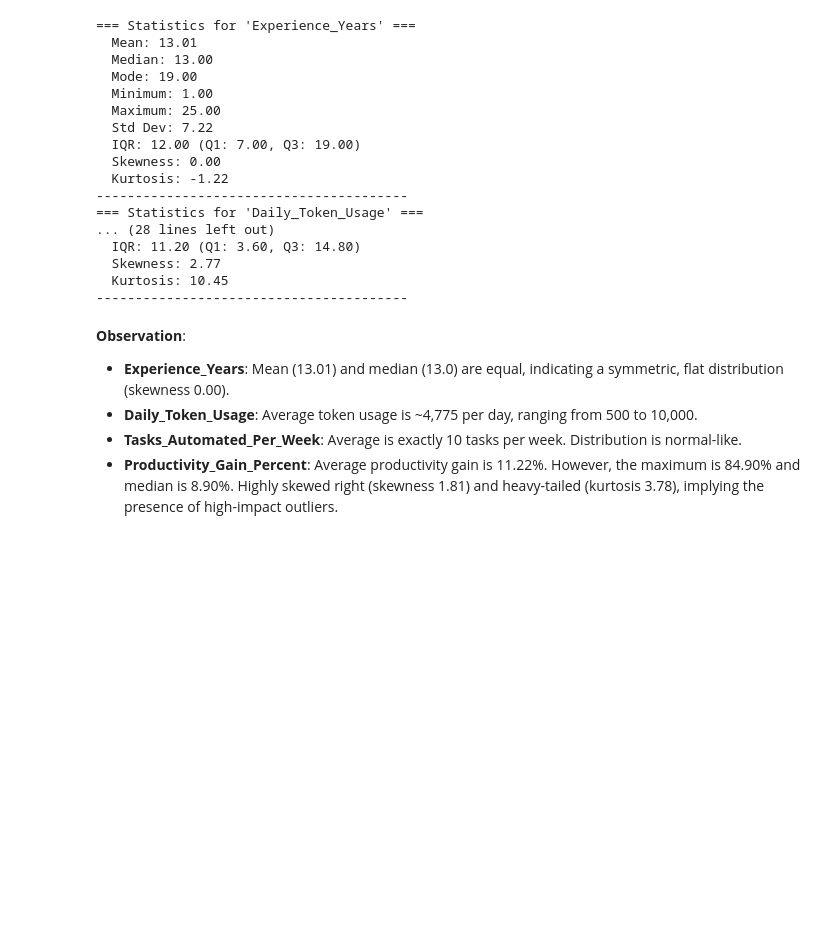
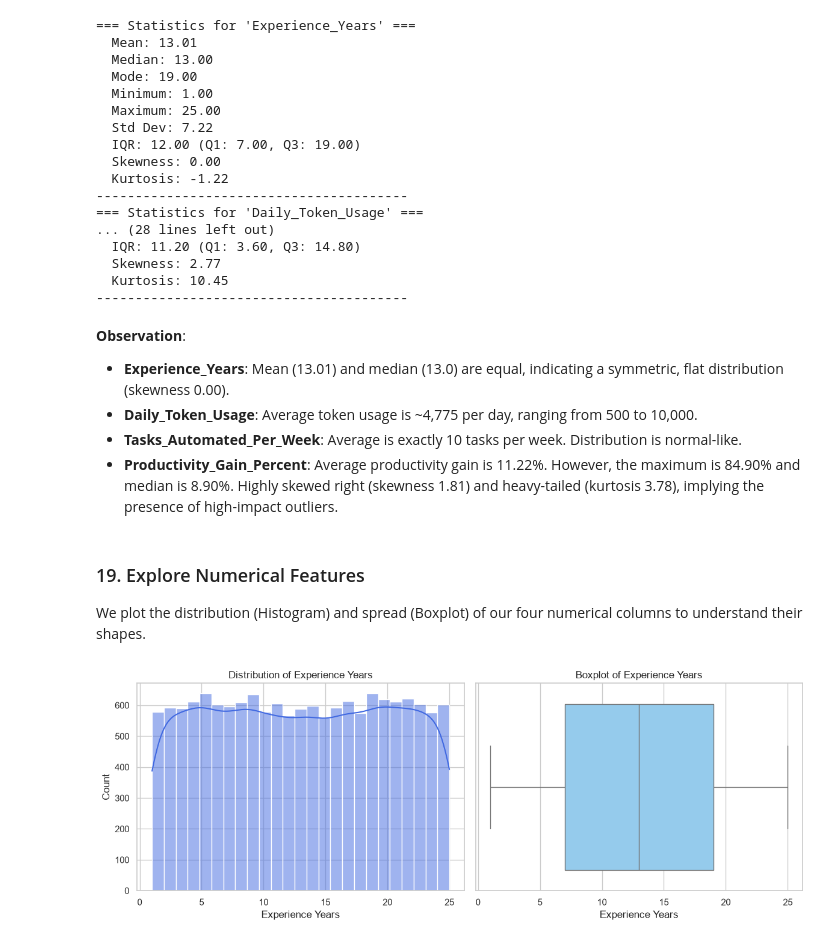
Before and after one commit to vaibhav1874/CodeAlpha_Exploratory-Data-Analysis-EDA-, a Jupyter notebook: CodeAlpha_EDA.ipynb, the cells around one changed output. Cells and saved outputs as stored; diff of their text form; code cells hidden in the pictures; blank space fills up the shorter version.

```diff
--- a/CodeAlpha_EDA.ipynb
+++ b/CodeAlpha_EDA.ipynb
@@ -288,3 +288,24 @@ for col in numeric_columns:
 - **Daily_Token_Usage**: Average token usage is ~4,775 per day, ranging from 500 to 10,000.
 - **Tasks_Automated_Per_Week**: Average is exactly 10 tasks per week. Distribution is normal-like.
 - **Productivity_Gain_Percent**: Average productivity gain is 11.22%. However, the maximum is 84.90% and median is 8.90%. Highly skewed right (skewness 1.81) and heavy-tailed (kurtosis 3.78), implying the presence of high-impact outliers.
+# %% [markdown]
+### 19. Explore Numerical Features
+We plot the distribution (Histogram) and spread (Boxplot) of our four numerical columns to understand their shapes.
+# %%
+# Experience_Years distribution
+plt.figure(figsize=(12, 4.5))
+plt.subplot(1, 2, 1)
+sns.histplot(df['Experience_Years'], kde=True, color='royalblue')
+plt.title('Distribution of Experience Years')
+plt.xlabel('Experience Years')
+plt.ylabel('Count')
+
+plt.subplot(1, 2, 2)
+sns.boxplot(x=df['Experience_Years'], color='lightskyblue')
+plt.title('Boxplot of Experience Years')
+plt.xlabel('Experience Years')
+
+plt.tight_layout()
+plt.show()
+# %% [output]
+[figure, added]
```
Also changed, not shown: parts of 15 cells of this notebook.
